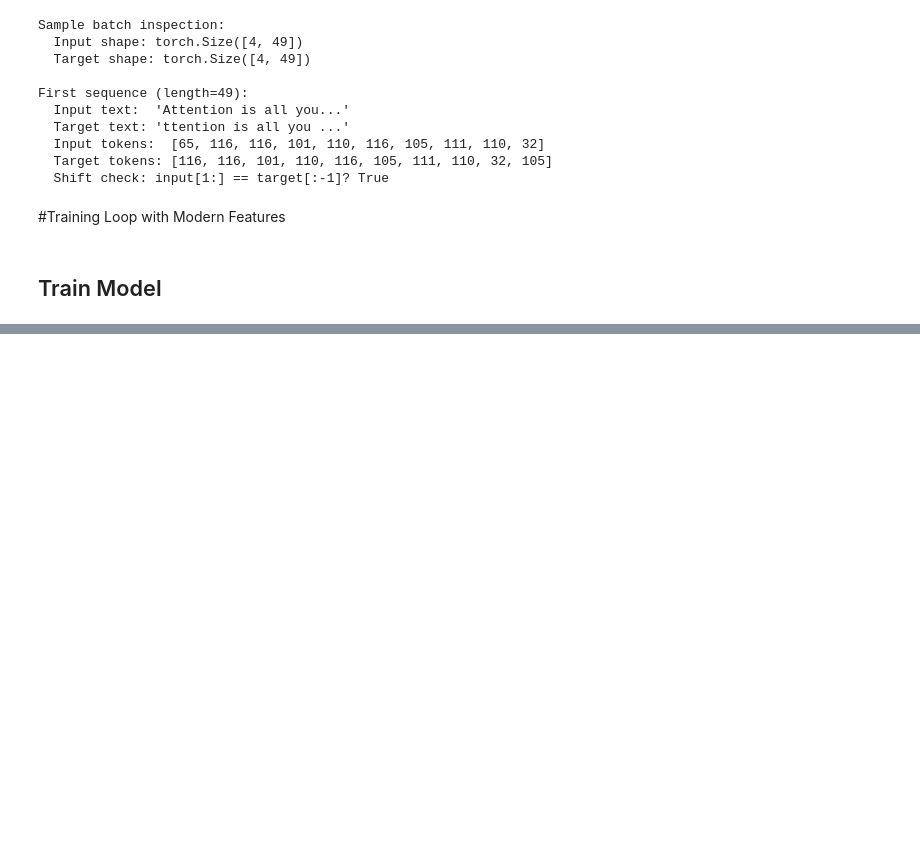
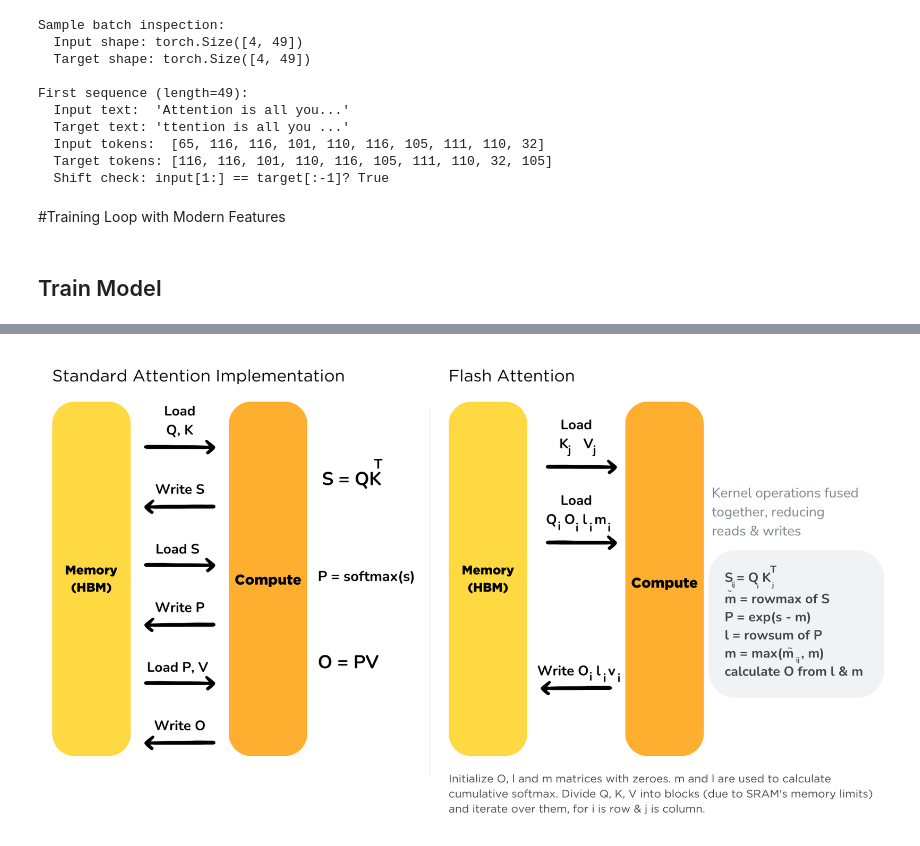
Before and after one commit to bltzr75/Practices_with_Speech_and_Language_Processing_Jurafsky_and_Martin, a Jupyter notebook: 9/Chapter_9.ipynb, the cells around one changed output, grey strips where cells are left out. Drawn from its saved outputs; the diff is of its cells as text; code cells hidden in the pictures; blank space fills up the shorter version.

Commit message:
Added Flash Attention: explanation and implementation for Forward and Multi-Head

```diff
--- a/9/Chapter_9.ipynb
+++ b/9/Chapter_9.ipynb
@@ -3344,0 +3358,8 @@ Logits: torch.Size([1, 10, 256]), range=[-11.32, 11.96]
+# %%
+image_url = 'https://huggingface.co/datasets/huggingface/documentation-images/resolve/main/tgi/flash-attn.png'
+file_name = "downloaded_image.jpg"
+urllib.request.urlretrieve(image_url, file_name)
+image = Image.open(file_name)
+image
+# %% [output]
+[figure, added]
```
Also changed, not shown: parts of 9 cells of this notebook, 1 other file.
